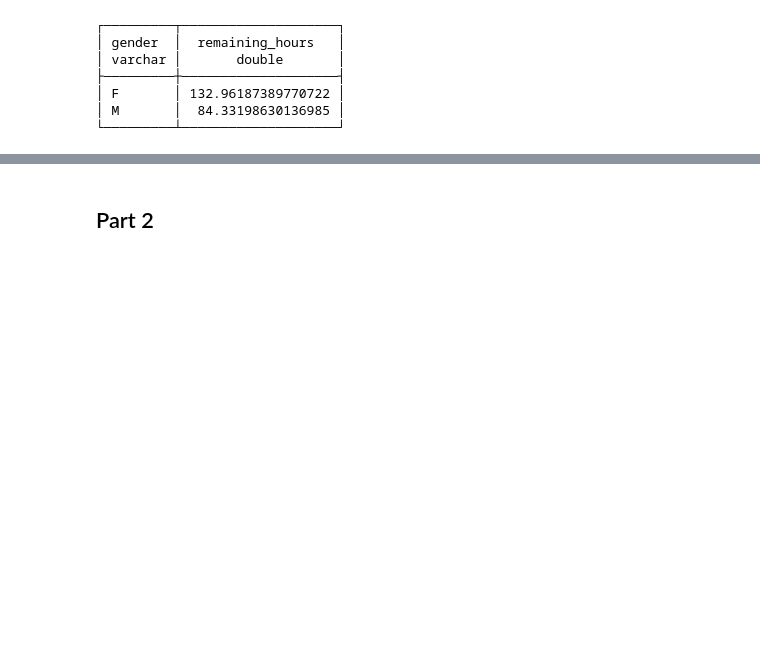
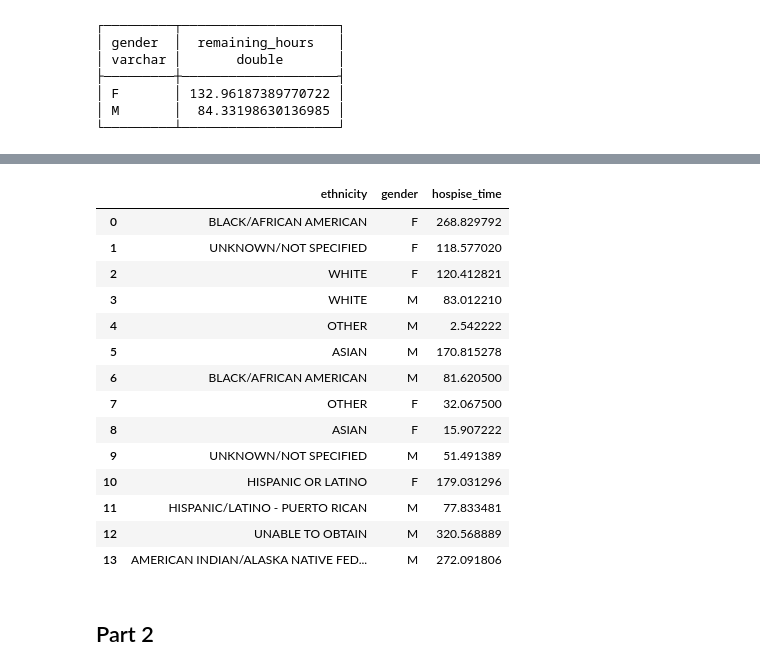
Before and after one commit to jwu5711/Jonathan_Wu_DE300, a Jupyter notebook: homework_2/DE300_Homework2.ipynb, the cells around one changed output, grey strips where cells are left out. Cells and saved outputs as stored; diff of their text form; code cells hidden in the pictures; blank space fills up the shorter version.

```diff
--- a/homework_2/DE300_Homework2.ipynb
+++ b/homework_2/DE300_Homework2.ipynb
@@ -449,6 +423,29 @@ FROM ICUSTAYS JOIN ADMISSIONS on ICUSTAYS.subject_id=ADMISSIONS.subject_id GROUP
 │ UNABLE TO OBTAIN                                         │ 320.56888888888886 │
 │ AMERICAN INDIAN/ALASKA NATIVE FEDERALLY RECOGNIZED TRIBE │ 272.09180555555554 │
 └──────────────────────────────────────────────────────────┴────────────────────┘
+# %%
+df3= conn.sql("""
+SELECT ethnicity, gender, avg(epoch(cast(outtime as TIMESTAMP) - cast(intime as TIMESTAMP)))/3600 AS hospise_time
+FROM ICUSTAYS
+JOIN PATIENTS on ICUSTAYS.subject_id=PATIENTS.subject_id
+JOIN ADMISSIONS on ICUSTAYS.subject_id=ADMISSIONS.subject_id GROUP BY ethnicity, gender""").df()
+df3
+# %% [output]
+|  | ethnicity | gender | hospise_time |
+| 0 | BLACK/AFRICAN AMERICAN | F | 268.829792 |
+| 1 | UNKNOWN/NOT SPECIFIED | F | 118.577020 |
+| 2 | WHITE | F | 120.412821 |
+| 3 | WHITE | M | 83.012210 |
+| 4 | OTHER | M | 2.542222 |
+| 5 | ASIAN | M | 170.815278 |
+| 6 | BLACK/AFRICAN AMERICAN | M | 81.620500 |
+| 7 | OTHER | F | 32.067500 |
+| 8 | ASIAN | F | 15.907222 |
+| 9 | UNKNOWN/NOT SPECIFIED | M | 51.491389 |
+| 10 | HISPANIC OR LATINO | F | 179.031296 |
+| 11 | HISPANIC/LATINO - PUERTO RICAN | M | 77.833481 |
+| 12 | UNABLE TO OBTAIN | M | 320.568889 |
+| 13 | AMERICAN INDIAN/ALASKA NATIVE FED... | M | 272.091806 |
 # %% [markdown]
 ## Part 2
 # %%
```
Also changed, not shown: parts of 31 cells of this notebook, 4 other files.
